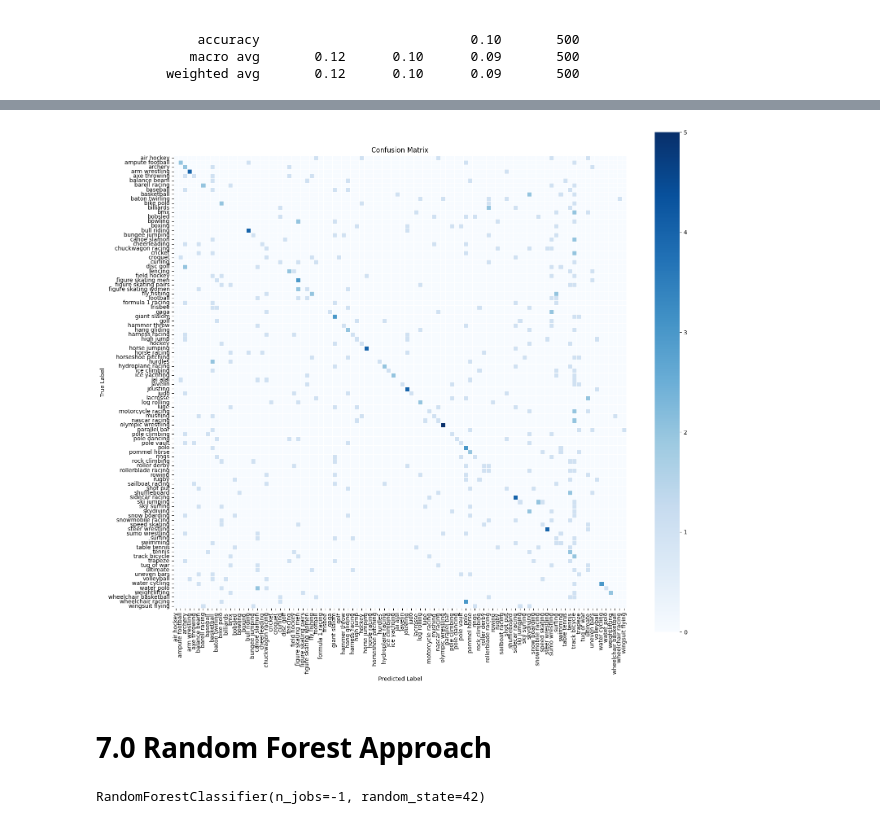
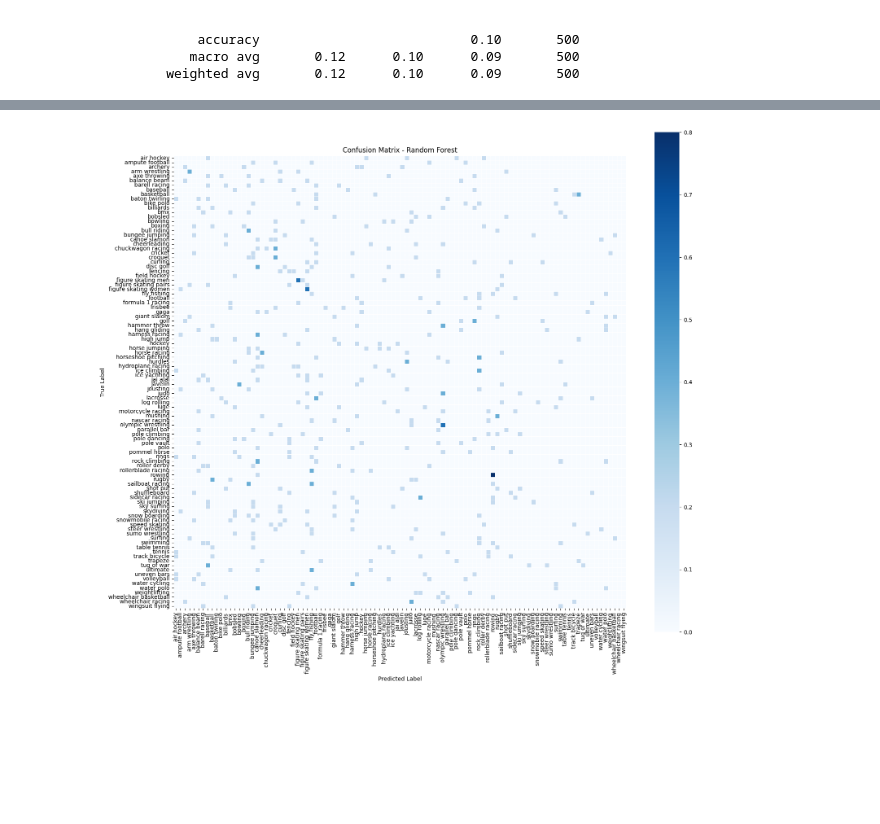
Before and after one commit to safdarzeeshan/uoft-ml-sports, a Jupyter notebook: sports-dectection.ipynb, the cells around one changed output, grey strips where cells are left out. Saved outputs shown, nothing was run; the diff lists cells and outputs as text; code cells hidden in the pictures; blank space fills up the shorter version.

```diff
--- a/sports-dectection.ipynb
+++ b/sports-dectection.ipynb
@@ -172,18 +179,12 @@ y_valid_enc = le.transform(y_valid_hog)
 # %%
-from sklearn.linear_model import SGDClassifier
 from sklearn.metrics import classification_report, accuracy_score
+from data_utils import plot_confusion_matrix
 
-model = SGDClassifier(
-    loss='log_loss',
-    max_iter=1000,
-    tol=1e-3,
-    n_jobs=-1,
-    random_state=42
-)
+# Predict
+y_pred = pipeline.predict(X_valid_gray)
 
-model.fit(X_train_hog, y_train_enc)
-
-y_pred = model.predict(X_valid_hog)
+# Evaluate
 print("Accuracy:", accuracy_score(y_valid_enc, y_pred))
 print(classification_report(y_valid_enc, y_pred, target_names=le.classes_))
+plot_confusion_matrix(y_valid_enc, y_pred, class_labels=le.classes_)
 # %% [output]
@@ -214,0 +211,9 @@ The autoreload extension is already loaded. To reload it, use:
+# %%
+from sklearn.ensemble import RandomForestClassifier
+
+pipeline = Pipeline([
+    ("hog", HOGTransformer()),
+    ("clf", RandomForestClassifier(n_estimators=100, n_jobs=-1, random_state=42))
+])
+
+pipeline.fit(X_train_gray, y_train_enc)
@@ -214,0 +223,7 @@ The autoreload extension is already loaded. To reload it, use:
+# %%
+# Predict
+y_pred = pipeline.predict(X_valid_gray)
+
+# Evaluation
+print("Accuracy:", accuracy_score(y_valid_enc, y_pred))
+print(classification_report(y_valid_enc, y_pred, target_names=le.classes_))
@@ -215,14 +248,11 @@ The autoreload extension is already loaded. To reload it, use:
 # %%
-from data_utils import plot_confusion_matrix
 
-plot_confusion_matrix(y_valid_enc, y_pred, class_labels=le.classes_)
+plot_confusion_matrix(
+    y_valid_enc,
+    y_pred,
+    class_labels=le.classes_,
+    normalize=True,
+    title="Confusion Matrix - Random Forest"
+)
 # %% [output]
-[figure, old version]
+[figure, new version]
-# %% [markdown]
-# 7.0 Random Forest Approach
-# %%
-from sklearn.ensemble import RandomForestClassifier
-model = RandomForestClassifier(n_estimators=100, n_jobs=-1, random_state=42)
-model.fit(X_train_hog, y_train_enc)
-# %% [output]
-RandomForestClassifier(n_jobs=-1, random_state=42)
```
Also changed, not shown: parts of 18 cells of this notebook, 3 other files.
